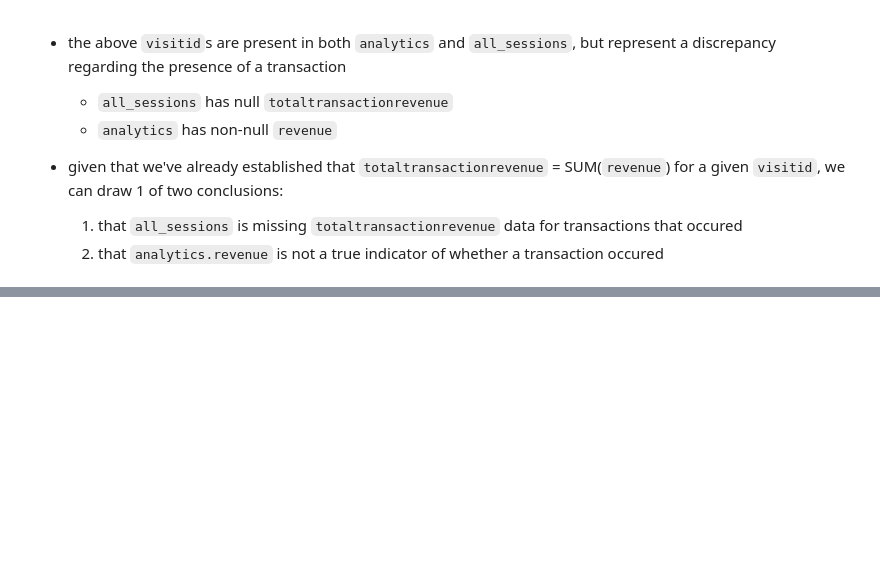
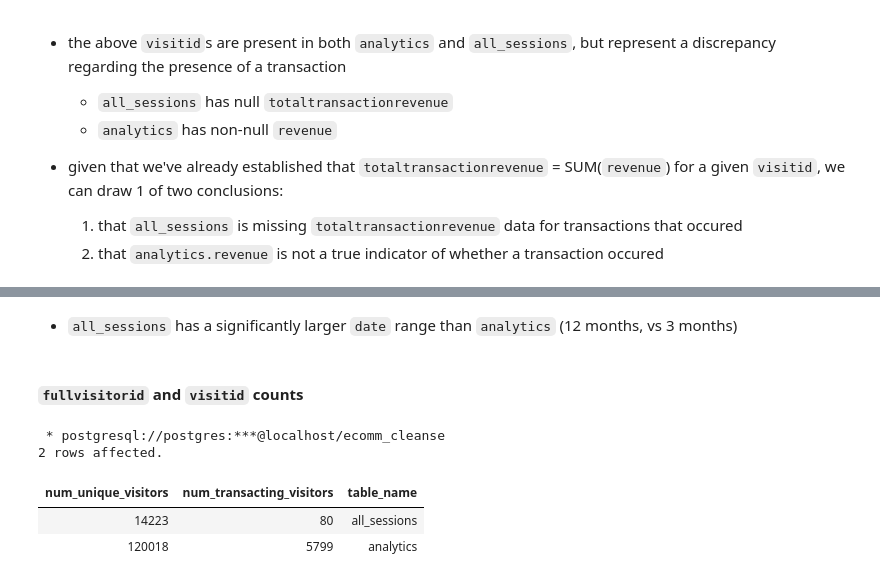
Before and after one commit to sd-brewer/ecomm-cleanse, a Jupyter notebook: notebooks/03_data_exploration_and_analysis.ipynb, the cells around one changed output, grey strips where cells are left out. Drawn from its saved outputs; the diff is of its cells as text; code cells hidden in the pictures; blank space fills up the shorter version.

```diff
--- a/notebooks/03_data_exploration_and_analysis.ipynb
+++ b/notebooks/03_data_exploration_and_analysis.ipynb
@@ -1957,0 +1597,22 @@ ORDER BY date, visitid;
+# %% [markdown]
+- `all_sessions` has a significantly larger `date` range than `analytics` (12 months, vs 3 months)
+# %% [markdown]
+#### `fullvisitorid` and `visitid` counts
+# %%
+%%sql
+
+SELECT
+    (SELECT COUNT(DISTINCT fullvisitorid) FROM analytics) AS num_unique_visitors,
+    (SELECT COUNT(DISTINCT fullvisitorid) FROM analytics WHERE revenue IS NOT NULL) AS num_transacting_visitors,
+    'analytics' AS table_name
+UNION
+SELECT
+    (SELECT COUNT(DISTINCT fullvisitorid) FROM all_sessions) AS num_unique_visitors,
+    (SELECT COUNT(DISTINCT fullvisitorid) FROM all_sessions WHERE totaltransactionrevenue IS NOT NULL) AS num_transacting_visitors,
+    'all_sessions' AS table_name
+# %% [output]
+ * postgresql://postgres:***@localhost/ecomm_cleanse
+2 rows affected.
+| num_unique_visitors | num_transacting_visitors | table_name |
+| 14223 | 80 | all_sessions |
+| 120018 | 5799 | analytics |
```
Also changed, not shown: parts of 166 cells of this notebook, 1 other file.
